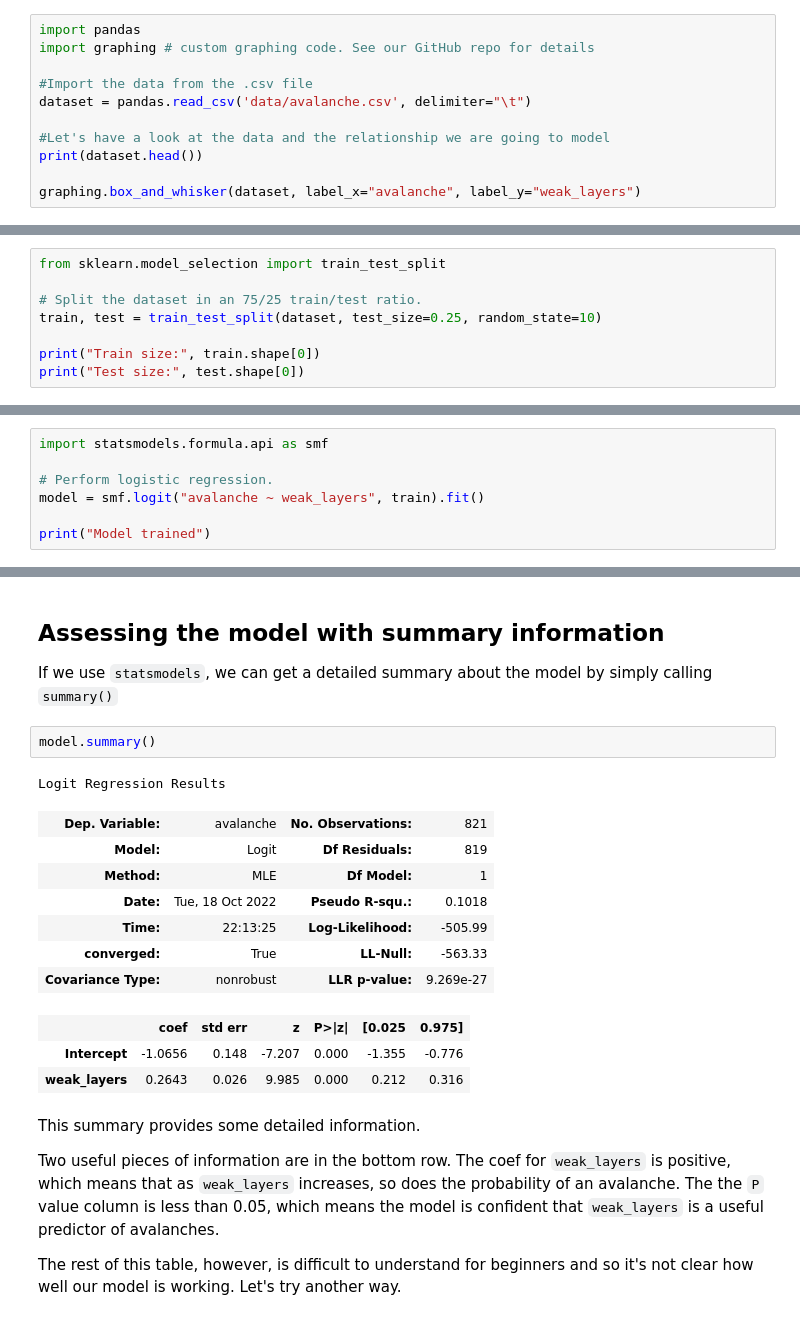
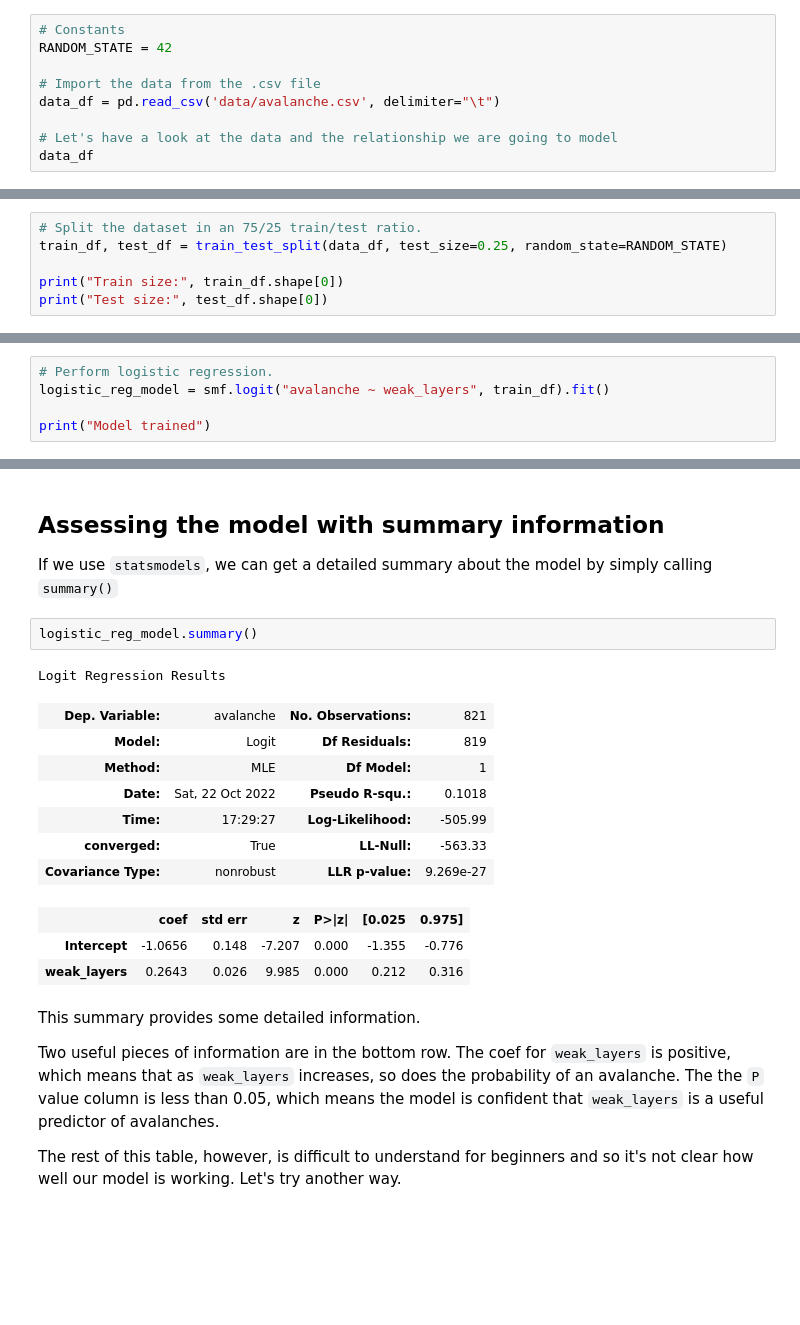
Before and after one commit to iliyaML/ms-machine-learning, a Jupyter notebook: classification/2a5_Assessing_a_Logistic_Regression_Model.ipynb, the cells around one changed output, grey strips where cells are left out. Drawn from its saved outputs; the diff is of its cells as text; blank space fills up the shorter version.

```diff
--- a/classification/2a5_Assessing_a_Logistic_Regression_Model.ipynb
+++ b/classification/2a5_Assessing_a_Logistic_Regression_Model.ipynb
@@ -30,12 +40,10 @@ Saving to: 'data/avalanche.csv'
 # %%
-import pandas
-import graphing # custom graphing code. See our GitHub repo for details
+# Constants
+RANDOM_STATE = 42
 
-#Import the data from the .csv file
-dataset = pandas.read_csv('data/avalanche.csv', delimiter="\t")
+# Import the data from the .csv file
+data_df = pd.read_csv('data/avalanche.csv', delimiter="\t")
 
-#Let's have a look at the data and the relationship we are going to model
-print(dataset.head())
-
-graphing.box_and_whisker(dataset, label_x="avalanche", label_y="weak_layers")
+# Let's have a look at the data and the relationship we are going to model
+data_df
 # %% [output]
@@ -57,13 +67,11 @@ It seems that avalanches are associated with having more weak layers of snow. Th
 
 Before we begin, we need to split our dataset into training and test sets. We will train on the _training_ set, and test on (you guessed it) the _test_ set.
 # %%
-from sklearn.model_selection import train_test_split
+# Split the dataset in an 75/25 train/test ratio.
+train_df, test_df = train_test_split(data_df, test_size=0.25, random_state=RANDOM_STATE)
 
-# Split the dataset in an 75/25 train/test ratio.
-train, test = train_test_split(dataset, test_size=0.25, random_state=10)
-
-print("Train size:", train.shape[0])
-print("Test size:", test.shape[0])
+print("Train size:", train_df.shape[0])
+print("Test size:", test_df.shape[0])
 # %% [output]
 Train size: 821
 Test size: 274
@@ -72,10 +80,8 @@ Test size: 274
 
 Let's fit a simple logistic regression model using *log-loss* as a cost function. This is a very standard way to fit a classification model - so standard, in fact that we don't need to specify it at all.
 # %%
-import statsmodels.formula.api as smf
-
 # Perform logistic regression.
-model = smf.logit("avalanche ~ weak_layers", train).fit()
+logistic_reg_model = smf.logit("avalanche ~ weak_layers", train_df).fit()
 
 print("Model trained")
 # %% [output]
@@ -88,14 +94,14 @@ Model trained
 
 If we use `statsmodels`, we can get a detailed summary about the model by simply calling `summary()`
 # %%
-model.summary()
+logistic_reg_model.summary()
 # %% [output]
 Logit Regression Results
 | Dep. Variable: | avalanche | No. Observations: | 821 |
 | Model: | Logit | Df Residuals: | 819 |
 | Method: | MLE | Df Model: | 1 |
-| Date: | Tue, 18 Oct 2022 | Pseudo R-squ.: | 0.1018 |
-| Time: | 22:13:25 | Log-Likelihood: | -505.99 |
+| Date: | Sat, 22 Oct 2022 | Pseudo R-squ.: | 0.1018 |
+| Time: | 17:29:27 | Log-Likelihood: | -505.99 |
 | converged: | True | LL-Null: | -563.33 |
 | Covariance Type: | nonrobust | LLR p-value: | 9.269e-27 |
 |  | coef | std err | z | P>|z| | [0.025 | 0.975] |
```
Also changed, not shown: parts of 10 cells of this notebook, 2 other files.
